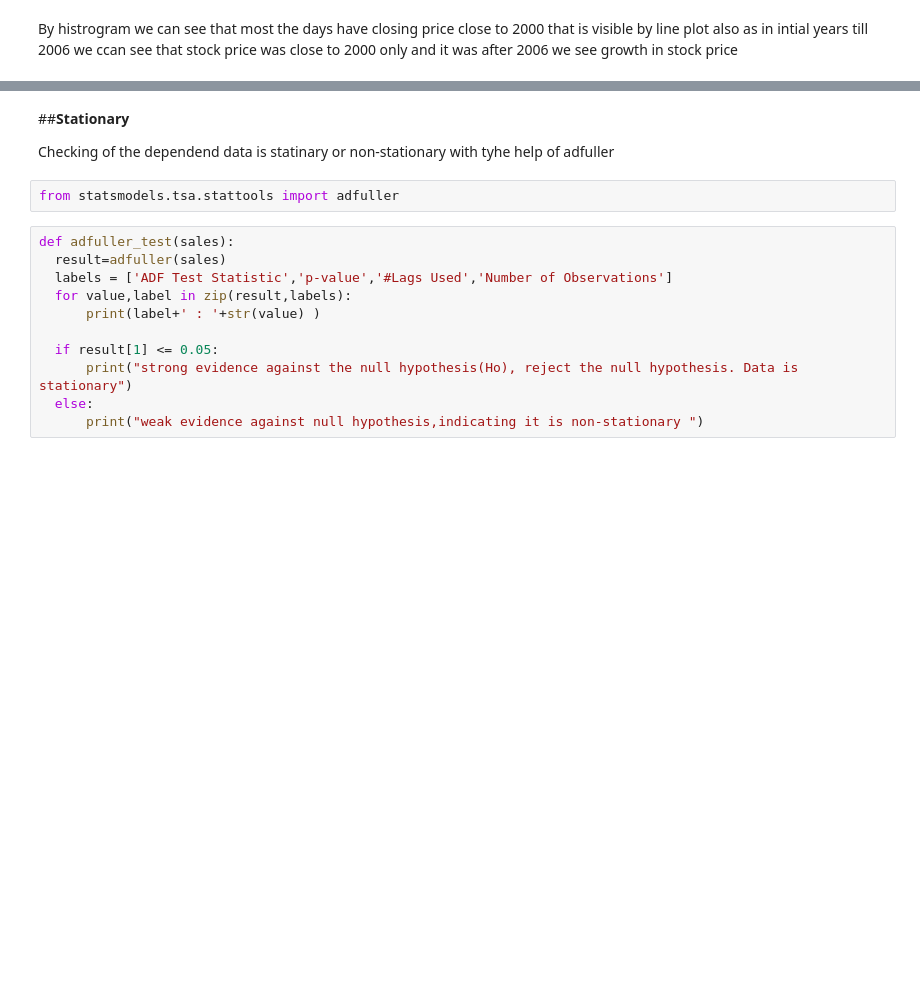
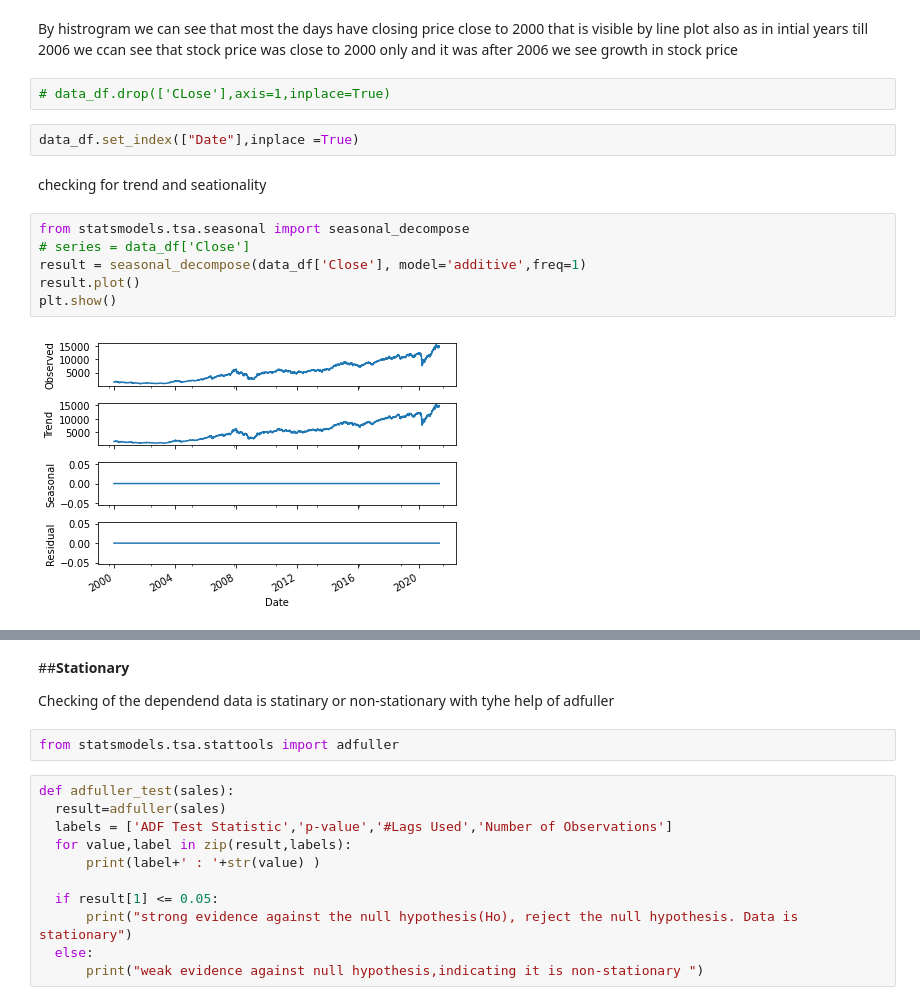
Before and after one commit to rajatpal00/Close-Price--Prediction-of-Nifty50-, a Jupyter notebook: Rajat_Pal_Capstone_project_on_Nifty50_.ipynb, the cells around one changed output, grey strips where cells are left out. Saved outputs shown, nothing was run; the diff lists cells and outputs as text; blank space fills up the shorter version.

```diff
--- a/Rajat_Pal_Capstone_project_on_Nifty50_.ipynb
+++ b/Rajat_Pal_Capstone_project_on_Nifty50_.ipynb
@@ -134,2 +139,16 @@ data_df['Close'].hist()
 # %% [markdown]
 By histrogram we can see that most the days have closing price close to 2000 that is visible by line plot also as in intial years till 2006 we ccan see that stock price was close to 2000 only and it was after 2006 we see growth in stock price
+# %%
+# data_df.drop(['CLose'],axis=1,inplace=True)
+# %%
+data_df.set_index(["Date"],inplace =True)
+# %% [markdown]
+checking for trend and seationality
+# %%
+from statsmodels.tsa.seasonal import seasonal_decompose
+# series = data_df['Close']
+result = seasonal_decompose(data_df['Close'], model='additive',freq=1)
+result.plot()
+plt.show()
+# %% [output]
+[figure, added]
```
Also changed, not shown: parts of 44 cells of this notebook.
